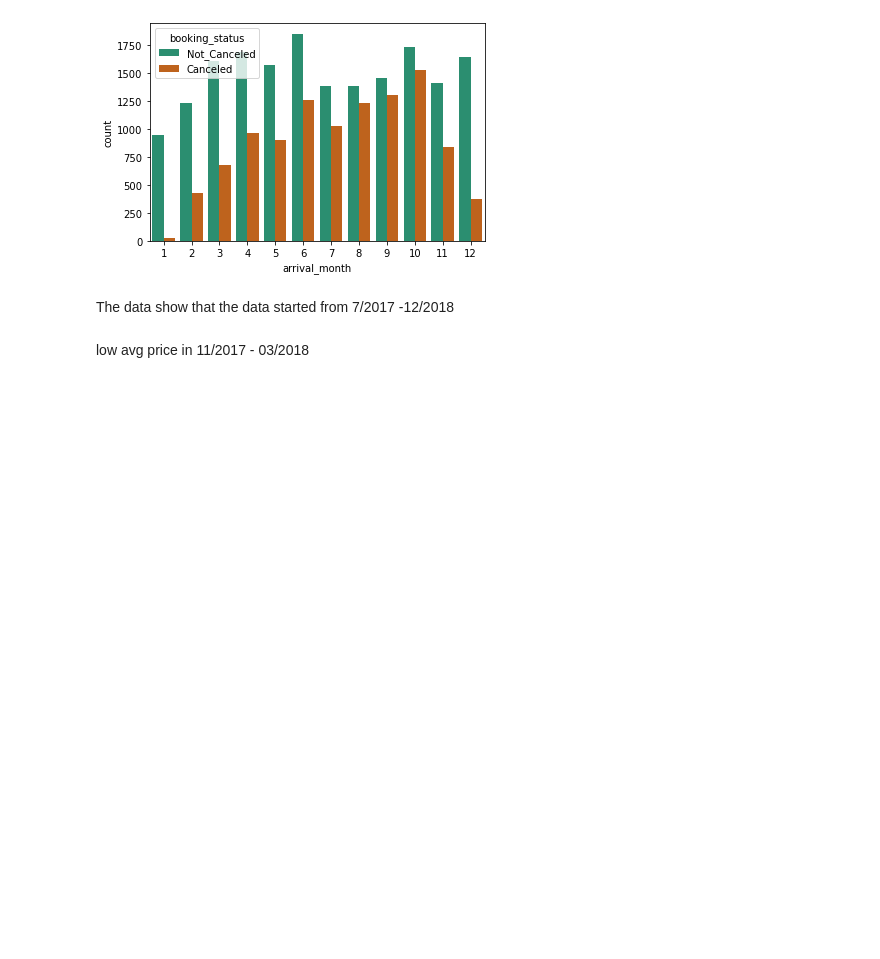
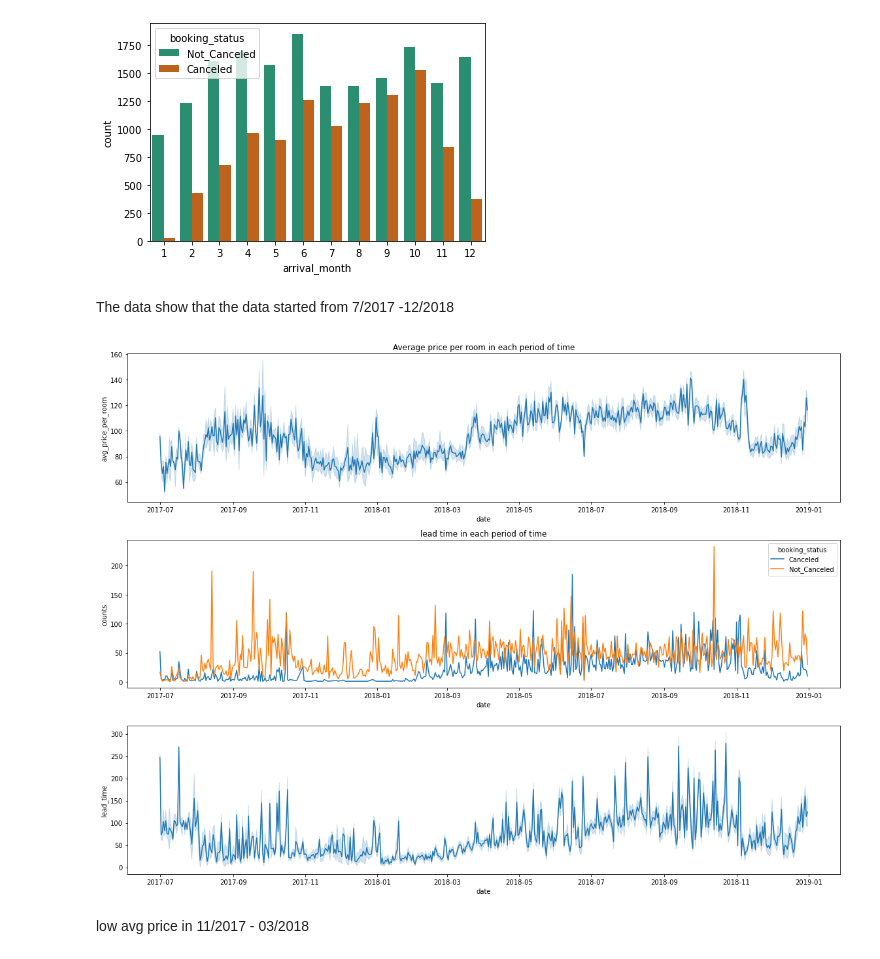
Before and after one commit to Nas-virat/Hotel_reservation, a Jupyter notebook: Hotel Reservation.ipynb, the cells around one changed output. Saved outputs shown, nothing was run; the diff lists cells and outputs as text; code cells hidden in the pictures; blank space fills up the shorter version.

```diff
--- a/Hotel Reservation.ipynb
+++ b/Hotel Reservation.ipynb
@@ -207,13 +212,21 @@ sns.countplot(data=df_2018, x="arrival_month",palette="Dark2", hue="booking_stat
 # %% [markdown]
 The data show that the data started from 7/2017 -12/2018
 # %%
-fig, ax = plt.subplots(2, 1, figsize=(16, 12))
+df_viz = df.copy()
+df_viz = df_viz.groupby(['date','booking_status']).size().reset_index(name='counts')
+
+
+fig, ax = plt.subplots(3, 1, figsize=(16, 12))
 sns.lineplot(data=df_filtered, x="date",y="avg_price_per_room",ax=ax[0])
-sns.lineplot(data=df_filtered, x="date",y="lead_time",ax=ax[1])
+sns.lineplot(data=df_viz, x="date",y="counts",hue="booking_status",ax=ax[1])
+sns.lineplot(data=df_filtered, x="date",y="lead_time",ax=ax[2])
+
 ax[0].set_title('Average price per room in each period of time')
 ax[1].set_title('lead time in each period of time')
 
 plt.tight_layout()
+# %% [output]
+[figure, added]
 # %% [markdown]
 low avg price in 11/2017 - 03/2018
 # %%
```
Also changed, not shown: parts of 19 cells of this notebook.
